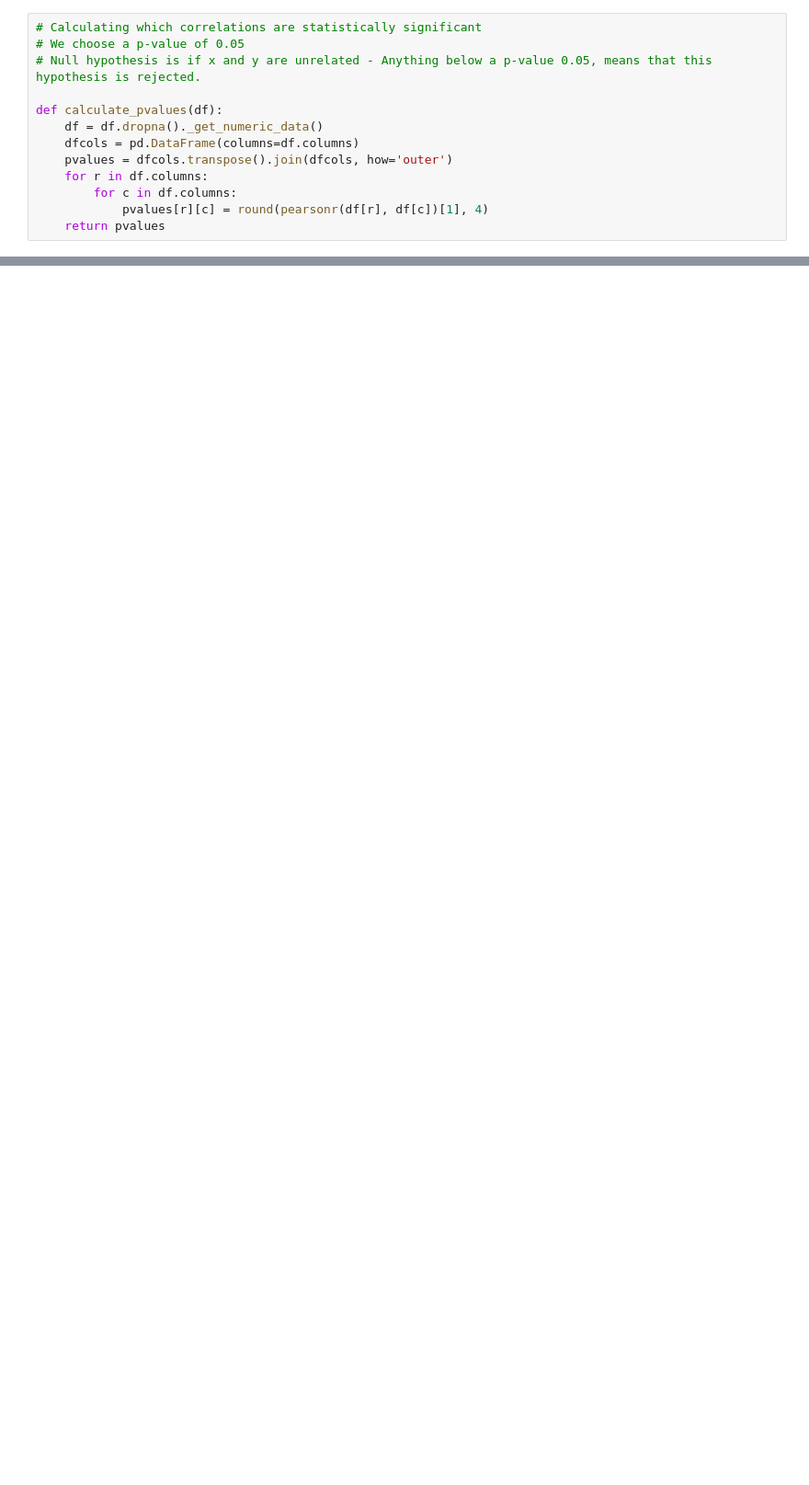
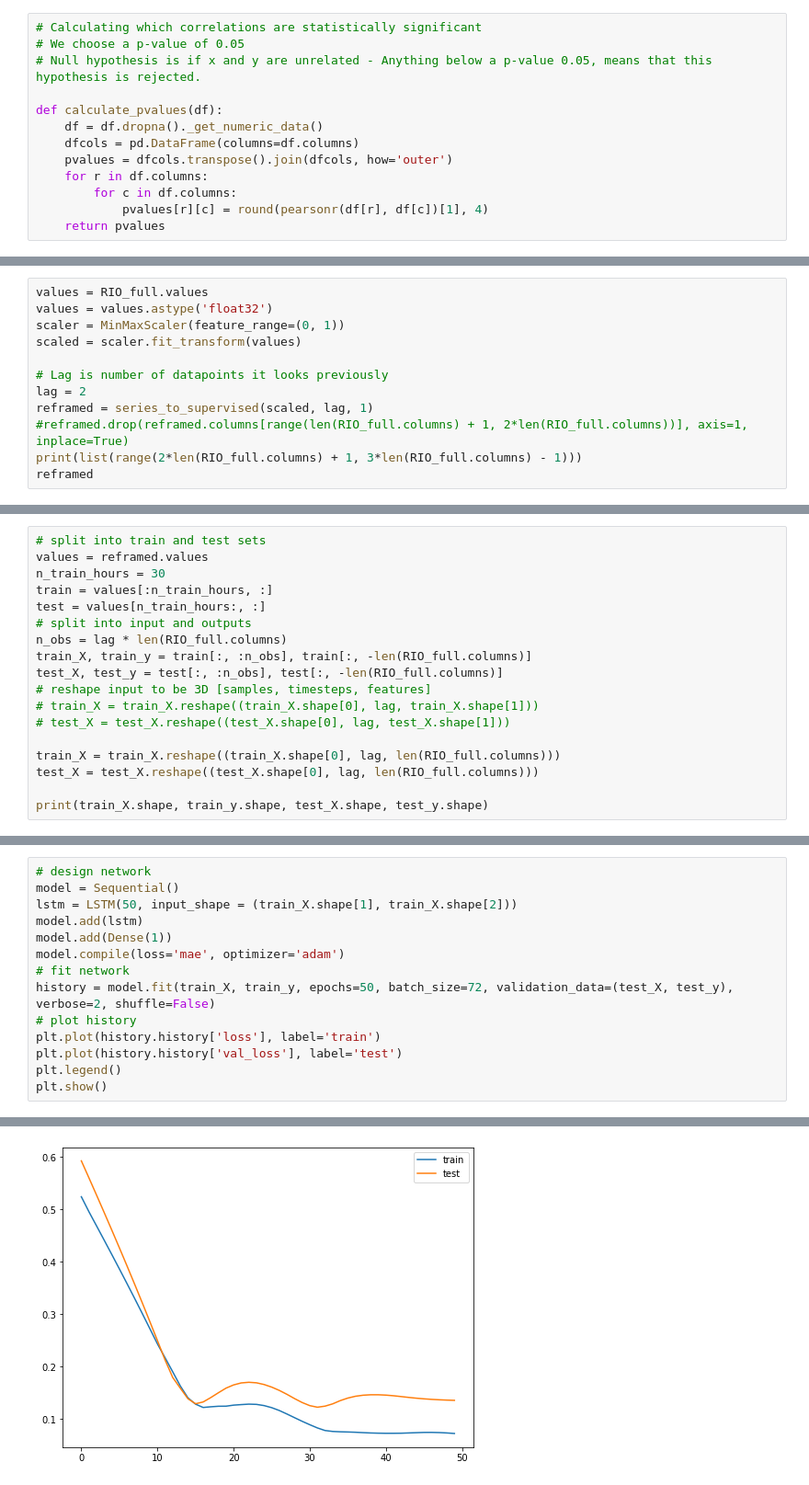
Before and after one commit to ADSMining/Mining, a Jupyter notebook: Notebooks/Modelling_notebooks/LSTM.ipynb, the cells around one changed output, grey strips where cells are left out. Shown at 92% size. Drawn from its saved outputs; the diff is of its cells as text; blank space fills up the shorter version.

Commit message:
Re-run model with features that are important

```diff
--- a/Notebooks/Modelling_notebooks/LSTM.ipynb
+++ b/Notebooks/Modelling_notebooks/LSTM.ipynb
@@ -392,0 +395,12 @@ heatmap = sb.heatmap(RIO_full.corr(), cmap="YlGnBu", annot=True)
+# %%
+values = RIO_full.values
+values = values.astype('float32')
+scaler = MinMaxScaler(feature_range=(0, 1))
+scaled = scaler.fit_transform(values)
+
+# Lag is number of datapoints it looks previously
+lag = 2
+reframed = series_to_supervised(scaled, lag, 1)
+#reframed.drop(reframed.columns[range(len(RIO_full.columns) + 1, 2*len(RIO_full.columns))], axis=1, inplace=True)
+print(list(range(2*len(RIO_full.columns) + 1, 3*len(RIO_full.columns) - 1)))
+reframed
@@ -392,0 +427,18 @@ heatmap = sb.heatmap(RIO_full.corr(), cmap="YlGnBu", annot=True)
+# %%
+# split into train and test sets
+values = reframed.values
+n_train_hours = 30
+train = values[:n_train_hours, :]
+test = values[n_train_hours:, :]
+# split into input and outputs
+n_obs = lag * len(RIO_full.columns)
+train_X, train_y = train[:, :n_obs], train[:, -len(RIO_full.columns)]
+test_X, test_y = test[:, :n_obs], test[:, -len(RIO_full.columns)]
+# reshape input to be 3D [samples, timesteps, features]
+# train_X = train_X.reshape((train_X.shape[0], lag, train_X.shape[1]))
+# test_X = test_X.reshape((test_X.shape[0], lag, test_X.shape[1]))
+
+train_X = train_X.reshape((train_X.shape[0], lag, len(RIO_full.columns)))
+test_X = test_X.reshape((test_X.shape[0], lag, len(RIO_full.columns)))
+
+print(train_X.shape, train_y.shape, test_X.shape, test_y.shape)
@@ -392,0 +447,15 @@ heatmap = sb.heatmap(RIO_full.corr(), cmap="YlGnBu", annot=True)
+# %%
+# design network
+model = Sequential()
+lstm = LSTM(50, input_shape = (train_X.shape[1], train_X.shape[2]))
+model.add(lstm)
+model.add(Dense(1))
+model.compile(loss='mae', optimizer='adam')
+# fit network
+history = model.fit(train_X, train_y, epochs=50, batch_size=72, validation_data=(test_X, test_y), verbose=2, shuffle=False)
+# plot history
+plt.plot(history.history['loss'], label='train')
+plt.plot(history.history['val_loss'], label='test')
+plt.legend()
+plt.show()
+# %% [output]
@@ -392,0 +479 @@ heatmap = sb.heatmap(RIO_full.corr(), cmap="YlGnBu", annot=True)
+[figure, added]
```
Also changed, not shown: parts of 15 cells of this notebook.
